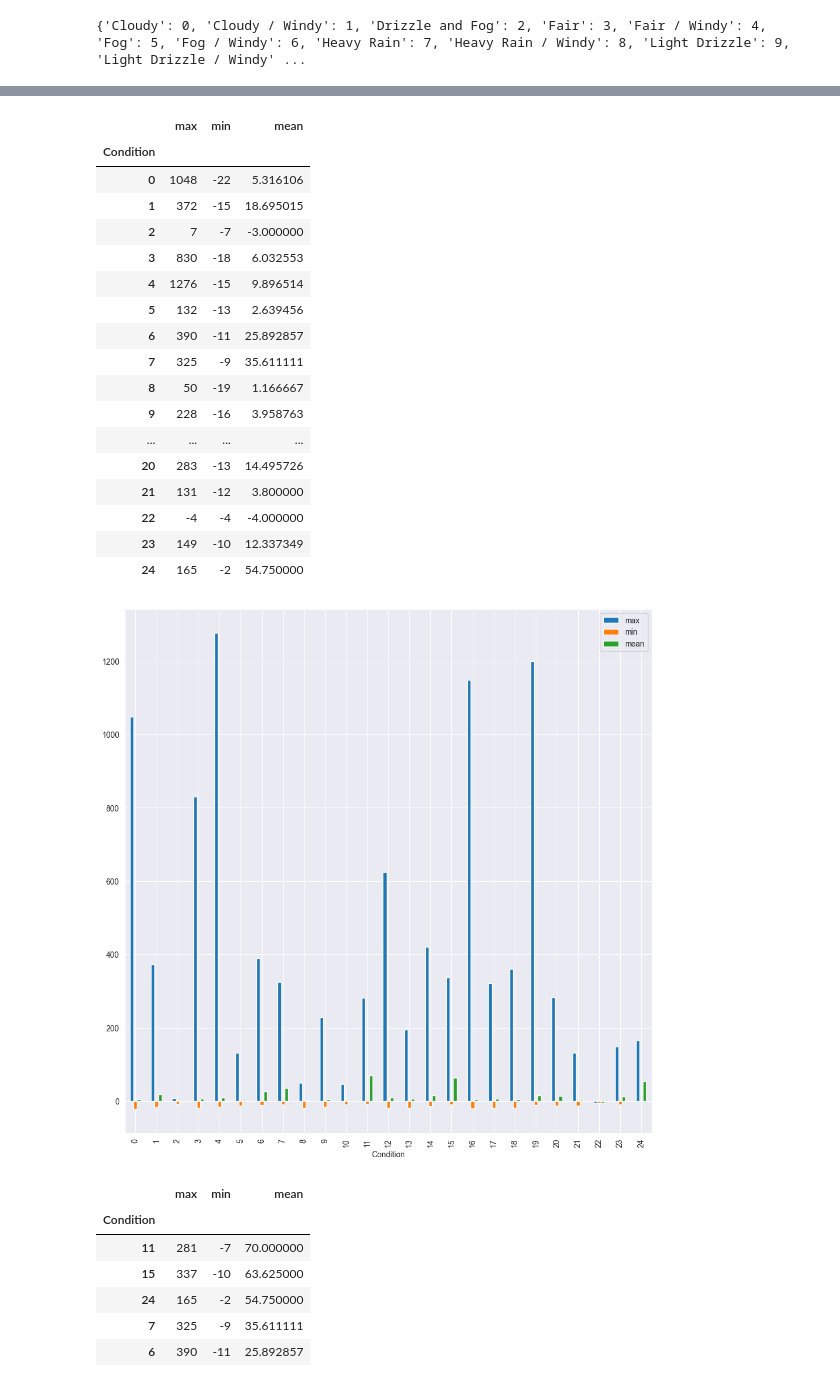
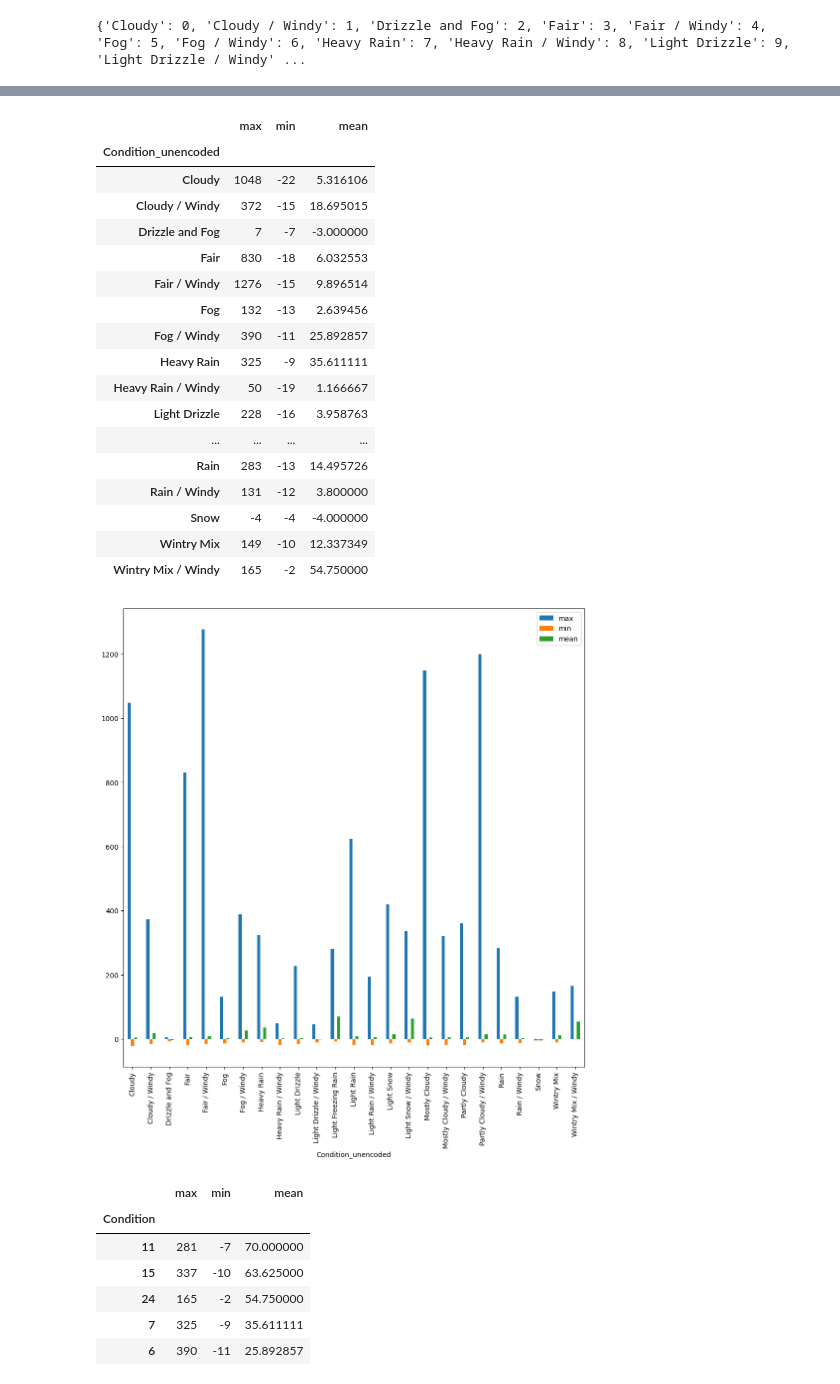
Before and after one commit to Delayma-ML/Delayma-Visualization, a Jupyter notebook: Classification_Data_visualization.ipynb, the cells around one changed output, grey strips where cells are left out. Cells and saved outputs as stored; diff of their text form; code cells hidden in the pictures.

Commit message:
regenerated plots with new dataset

```diff
--- a/Classification_Data_visualization.ipynb
+++ b/Classification_Data_visualization.ipynb
@@ -6,7 +6,7 @@ import seaborn as sns
 import os
 import re
 # %%
-df = pd.read_csv('data/processed/archive/M1_final.csv')
+df = pd.read_csv('data/processed/M1_final.csv')
 df.head()
 # %% [output]
 |  | MONTH | DAY_OF_MONTH | DAY_OF_WEEK | OP_UNIQUE_CARRIER | TAIL_NUM | DEST | DEP_DELAY | CRS_ELAPSED_TIME | ... |
@@ -132,27 +132,27 @@ Snow                        2
 Name: count, dtype: int64
 # %%
 # plot dep delay vs condition min max and mean and create a table too
-df.groupby('Condition')['DEP_DELAY'].agg(['max', 'min', 'mean']).plot(kind='bar', figsize=(12,12))
-df.groupby('Condition')['DEP_DELAY'].agg(['max', 'min', 'mean'])
+df.groupby('Condition_unencoded')['DEP_DELAY'].agg(['max', 'min', 'mean']).plot(kind='bar', figsize=(12,12))
+df.groupby('Condition_unencoded')['DEP_DELAY'].agg(['max', 'min', 'mean'])
 # %% [output]
 |  | max | min | mean |
-| Condition |  |  |  |
-| 0 | 1048 | -22 | 5.316106 |
-| 1 | 372 | -15 | 18.695015 |
-| 2 | 7 | -7 | -3.000000 |
-| 3 | 830 | -18 | 6.032553 |
-| 4 | 1276 | -15 | 9.896514 |
-| 5 | 132 | -13 | 2.639456 |
-| 6 | 390 | -11 | 25.892857 |
-| 7 | 325 | -9 | 35.611111 |
-| 8 | 50 | -19 | 1.166667 |
-| 9 | 228 | -16 | 3.958763 |
+| Condition_unencoded |  |  |  |
+| Cloudy | 1048 | -22 | 5.316106 |
+| Cloudy / Windy | 372 | -15 | 18.695015 |
+| Drizzle and Fog | 7 | -7 | -3.000000 |
+| Fair | 830 | -18 | 6.032553 |
+| Fair / Windy | 1276 | -15 | 9.896514 |
+| Fog | 132 | -13 | 2.639456 |
+| Fog / Windy | 390 | -11 | 25.892857 |
+| Heavy Rain | 325 | -9 | 35.611111 |
+| Heavy Rain / Windy | 50 | -19 | 1.166667 |
+| Light Drizzle | 228 | -16 | 3.958763 |
 | ... | ... | ... | ... |
-| 20 | 283 | -13 | 14.495726 |
-| 21 | 131 | -12 | 3.800000 |
-| 22 | -4 | -4 | -4.000000 |
-| 23 | 149 | -10 | 12.337349 |
-| 24 | 165 | -2 | 54.750000 |
+| Rain | 283 | -13 | 14.495726 |
+| Rain / Windy | 131 | -12 | 3.800000 |
+| Snow | -4 | -4 | -4.000000 |
+| Wintry Mix | 149 | -10 | 12.337349 |
+| Wintry Mix / Windy | 165 | -2 | 54.750000 |
-[figure, old version]
+[figure, new version]
 # %%
 #which condition has the most mean delay time
```
Also changed, not shown: parts of 4 cells of this notebook, 6 other files.
